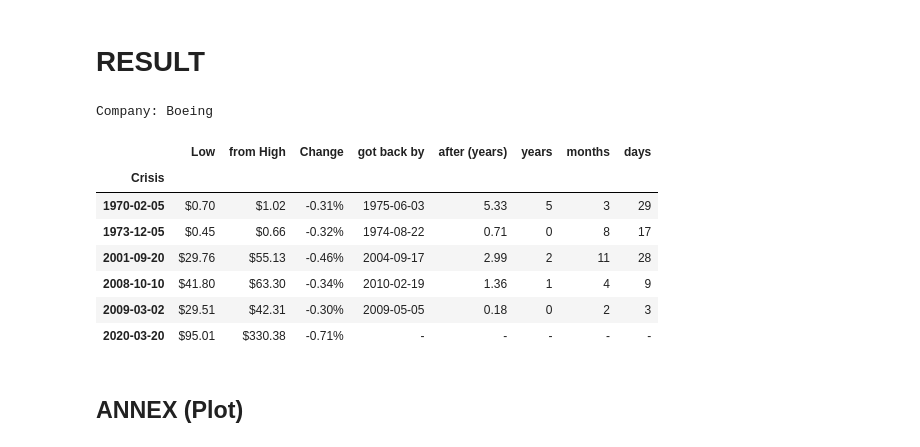
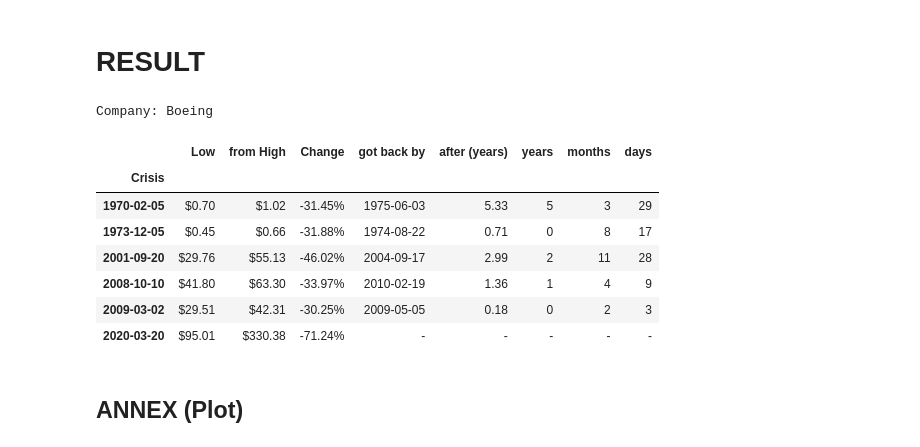
Before and after one commit to ajmal017/Stock-Duration-To-Come-Back-From-Crisis, a Jupyter notebook: Stock-Duration-To-Come-Back-From-Crisis.ipynb, the cells around one changed output. Saved outputs shown, nothing was run; the diff lists cells and outputs as text; code cells hidden in the pictures.

```diff
--- a/Stock-Duration-To-Come-Back-From-Crisis.ipynb
+++ b/Stock-Duration-To-Come-Back-From-Crisis.ipynb
@@ -370,24 +371,27 @@ df1
 | 2020-03-20 | 95.010002 | 330.380005 | -0.712422 | NaN | NaN | NaN | NaN | NaN |
 # %% [markdown]
 # RESULT
+# %%
+df2 = df1.copy()
+df2['Change'] = df2['Change']*100 # Make the percentage readable as %
 # %%
 # Formatting the numbers
-df1.index = df1.index.strftime("%Y-%m-%d") # Replace the index by formatted strings Y-d-m
-df1.style.format({'Low':'${:.2f}','from High':'${:.2f}','Change':'{:.2f}%','got back by':'{}','after (years)':'{:.2f}',
+df2.index = df1.index.strftime("%Y-%m-%d") # Replace the index by formatted strings Y-d-m
+df2.style.format({'Low':'${:.2f}','from High':'${:.2f}','Change':'{:.2f}%','got back by':'{}','after (years)':'{:.2f}',
                   'years':'{:.0f}','months':'{:.0f}','days':'{:.0f}'},na_rep="-")\
         .bar(subset=['Change'],color='#E98888',align='mid')\
         .bar(subset=['after (years)'],color='#88ABE9',align='mid')\
         .set_caption(f"Company: {stock_name}")
 # %% [output]
 Company: Boeing
 |  | Low | from High | Change | got back by | after (years) | years | months | days |
 | Crisis |  |  |  |  |  |  |  |  |
-| 1970-02-05 | $0.70 | $1.02 | -0.31% | 1975-06-03 | 5.33 | 5 | 3 | 29 |
-| 1973-12-05 | $0.45 | $0.66 | -0.32% | 1974-08-22 | 0.71 | 0 | 8 | 17 |
-| 2001-09-20 | $29.76 | $55.13 | -0.46% | 2004-09-17 | 2.99 | 2 | 11 | 28 |
-| 2008-10-10 | $41.80 | $63.30 | -0.34% | 2010-02-19 | 1.36 | 1 | 4 | 9 |
-| 2009-03-02 | $29.51 | $42.31 | -0.30% | 2009-05-05 | 0.18 | 0 | 2 | 3 |
-| 2020-03-20 | $95.01 | $330.38 | -0.71% | - | - | - | - | - |
+| 1970-02-05 | $0.70 | $1.02 | -31.45% | 1975-06-03 | 5.33 | 5 | 3 | 29 |
+| 1973-12-05 | $0.45 | $0.66 | -31.88% | 1974-08-22 | 0.71 | 0 | 8 | 17 |
+| 2001-09-20 | $29.76 | $55.13 | -46.02% | 2004-09-17 | 2.99 | 2 | 11 | 28 |
+| 2008-10-10 | $41.80 | $63.30 | -33.97% | 2010-02-19 | 1.36 | 1 | 4 | 9 |
+| 2009-03-02 | $29.51 | $42.31 | -30.25% | 2009-05-05 | 0.18 | 0 | 2 | 3 |
+| 2020-03-20 | $95.01 | $330.38 | -71.24% | - | - | - | - | - |
 # %%
 #df.to_csv('BA.csv')
 # %% [markdown]
```
Also changed, not shown: parts of 6 cells of this notebook.
